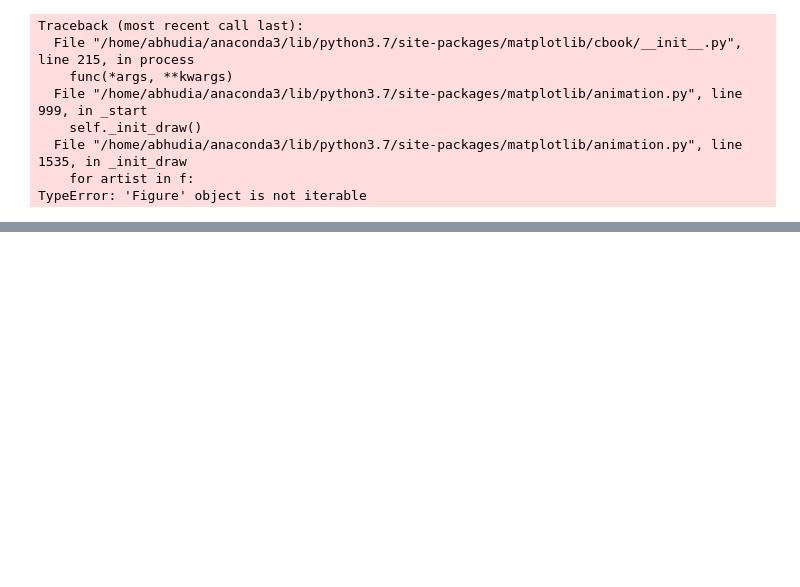
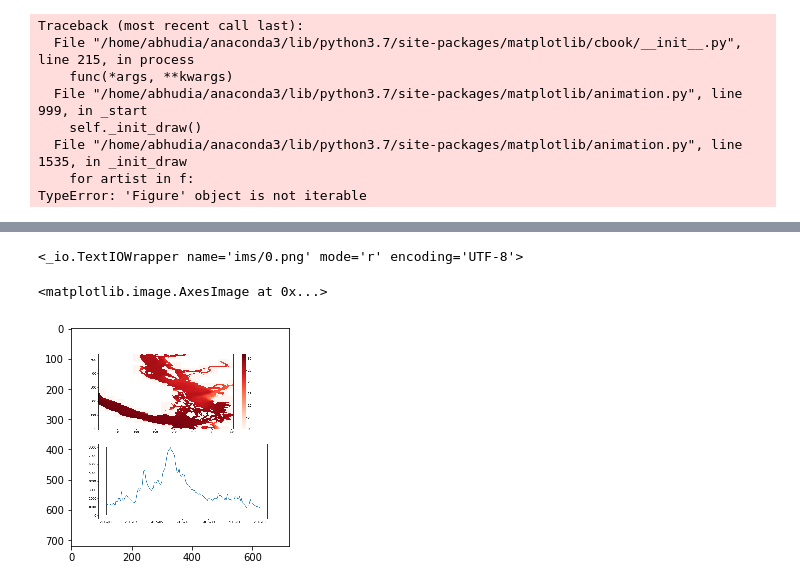
Before and after one commit to ambhudia/analysis-ashutosh, a Jupyter notebook: Untitled1.ipynb, the cells around one changed output, grey strips where cells are left out. Saved outputs shown, nothing was run; the diff lists cells and outputs as text; code cells hidden in the pictures; blank space fills up the shorter version.

```diff
--- a/Untitled1.ipynb
+++ b/Untitled1.ipynb
@@ -111,0 +150,9 @@ ani = animation.ArtistAnimation(fig, ims, interval=50, blit=True,
+# %%
+ims[0]
+# %% [output]
+<_io.TextIOWrapper name='ims/0.png' mode='r' encoding='UTF-8'>
+# %%
+plt.imshow(image_list[0])
+# %% [output]
+<matplotlib.image.AxesImage at 0x...>
+[figure, added]
```
Also changed, not shown: parts of 6 cells of this notebook.
